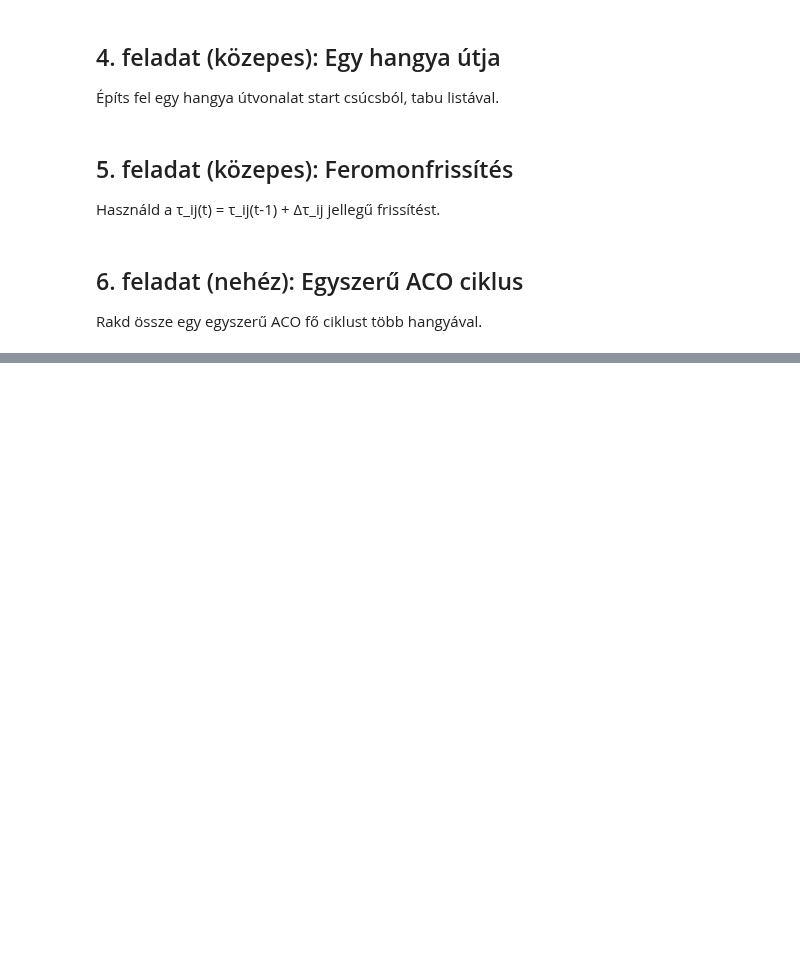
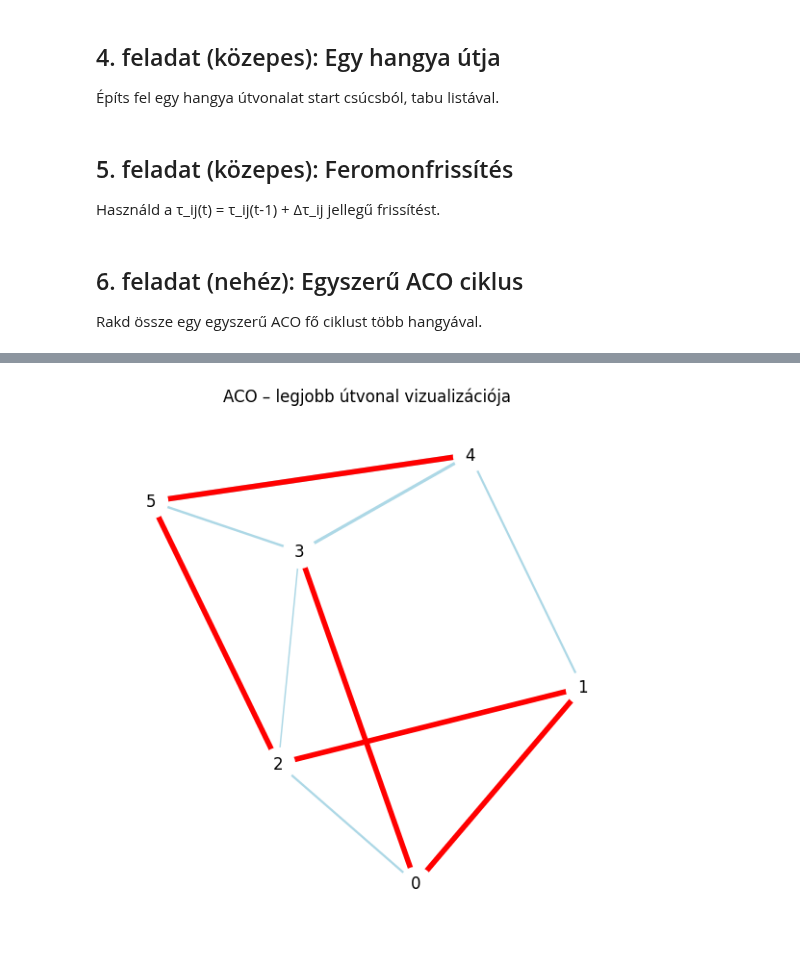
Before and after one commit to bodohelgahannelora-lab/Bioinformatika, a Jupyter notebook: Bodo Helga-Hannelora - GA_bev_ACO_algoritmusok_gyakorlas.ipynb, the cells around one changed output, grey strips where cells are left out. Saved outputs shown, nothing was run; the diff lists cells and outputs as text; code cells hidden in the pictures; blank space fills up the shorter version.

```diff
--- a/Bodo Helga-Hannelora - GA_bev_ACO_algoritmusok_gyakorlas.ipynb
+++ b/Bodo Helga-Hannelora - GA_bev_ACO_algoritmusok_gyakorlas.ipynb
@@ -30,3 +27,7 @@ def heuristic_eta(i, j, graph):
+# %%
+def heuristic_eta(i, j, graph):
+    distance = graph[i][j]
+    return 1 / distance
 # %% [markdown]
 ## 3. feladat (közepes): Lépési valószínűségek
 
@@ -60,9 +97,15 @@ def update_pheromones_for_path(tau, path, Q=1.0):
+# %%
+def update_pheromones_for_path(tau, path, Q=1.0):
+    """Egyszerű feromonfrissítés egy adott útvonalra."""
+    for a in range(len(path) - 1):
+        i = path[a]
+        j = path[a + 1]
+
+        tau[i][j] += Q
+        tau[j][i] += Q
+
+    return tau
 # %% [markdown]
 ## 6. feladat (nehéz): Egyszerű ACO ciklus
 
 Rakd össze egy egyszerű ACO fő ciklust több hangyával.
-# %%
-# TODO: egyszerű ACO futtatása
-def run_simple_aco(graph, n_ants=5, n_iters=20, alpha=0.5):
-    # TODO
-    raise NotImplementedError
@@ -68,0 +194,29 @@ def run_simple_aco(graph, n_ants=5, n_iters=20, alpha=0.5):
+# %%
+import matplotlib.pyplot as plt
+import networkx as nx
+
+G = nx.Graph()
+
+for i in graph:
+    for j, w in graph[i].items():
+        G.add_edge(i, j, weight=w)
+pos = nx.spring_layout(G, seed=42)
+plt.figure(figsize=(7, 7))
+max_tau = max(final_tau[i][j] for i in final_tau for j in final_tau[i])
+edges = G.edges()
+
+widths = [(final_tau[i][j] / max_tau) * 4 for i, j in edges]
+nx.draw_networkx_edges(G, pos, width=widths, edge_color='lightblue')
+nx.draw_networkx_nodes(G, pos, node_size=600, node_color="white")
+nx.draw_networkx_labels(G, pos)
+
+if best_path:
+    path_edges = [(best_path[k], best_path[k+1]) for k in range(len(best_path)-1)]
+    nx.draw_networkx_edges(G, pos, edgelist=path_edges,
+                           width=4, edge_color='red')
+
+plt.title("ACO – legjobb útvonal vizualizációja")
+plt.axis("off")
+plt.show()
+# %% [output]
+[figure, added]
```
Also changed, not shown: parts of 9 cells of this notebook.
